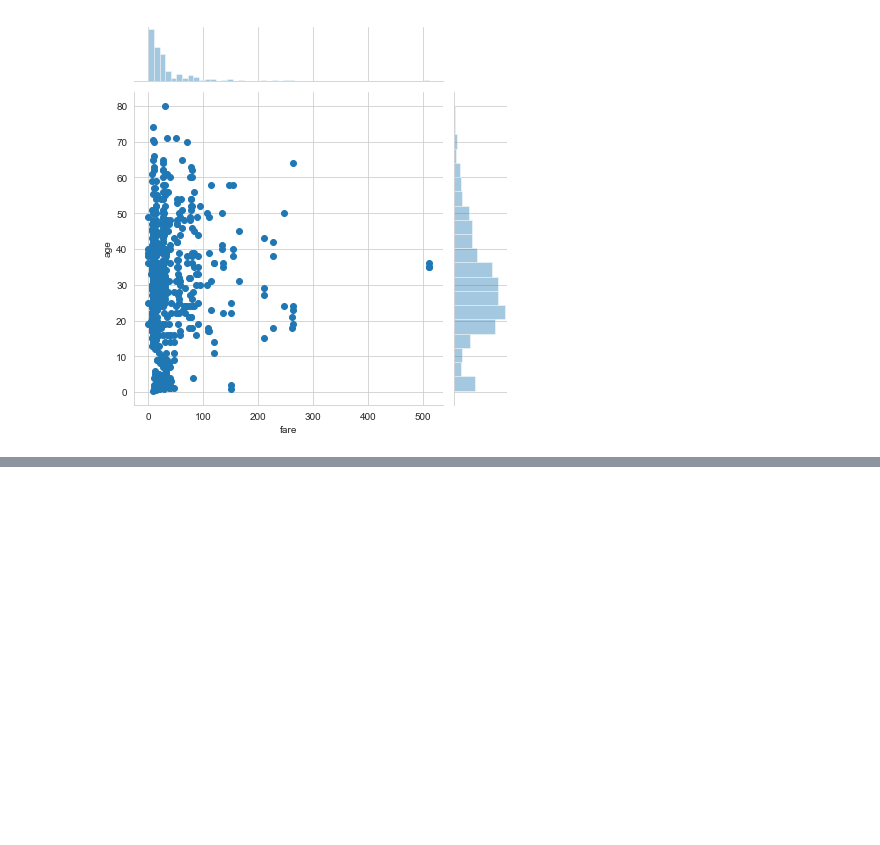
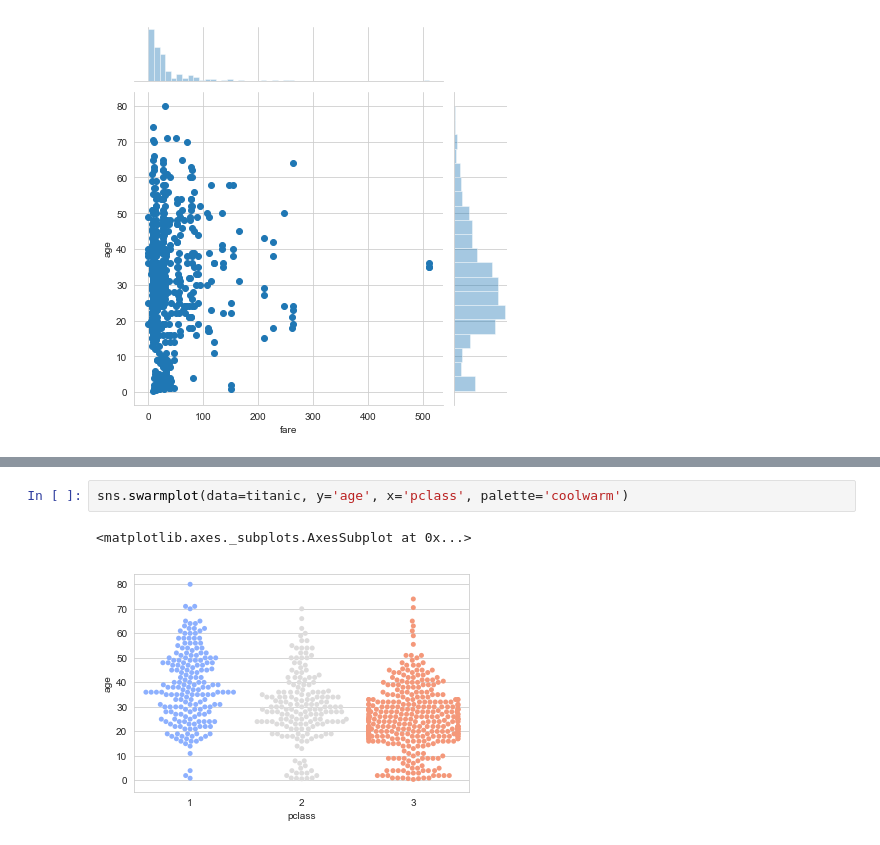
Before and after one commit to sahupankaj10/pyDS_ML_bootcamp, a Jupyter notebook: Data Visualization/seaborn/exercise.ipynb, the cells around one changed output, grey strips where cells are left out. Drawn from its saved outputs; the diff is of its cells as text; blank space fills up the shorter version.

```diff
--- a/Data Visualization/seaborn/exercise.ipynb
+++ b/Data Visualization/seaborn/exercise.ipynb
@@ -22,0 +34,5 @@ sns.jointplot(x='fare', y='age', data=titanic, cmap='coolwarm')
+# %%
+sns.swarmplot(data=titanic, y='age', x='pclass', palette='coolwarm')
+# %% [output]
+<matplotlib.axes._subplots.AxesSubplot at 0x...>
+[figure, added]
```
Also changed, not shown: parts of 3 cells of this notebook.
